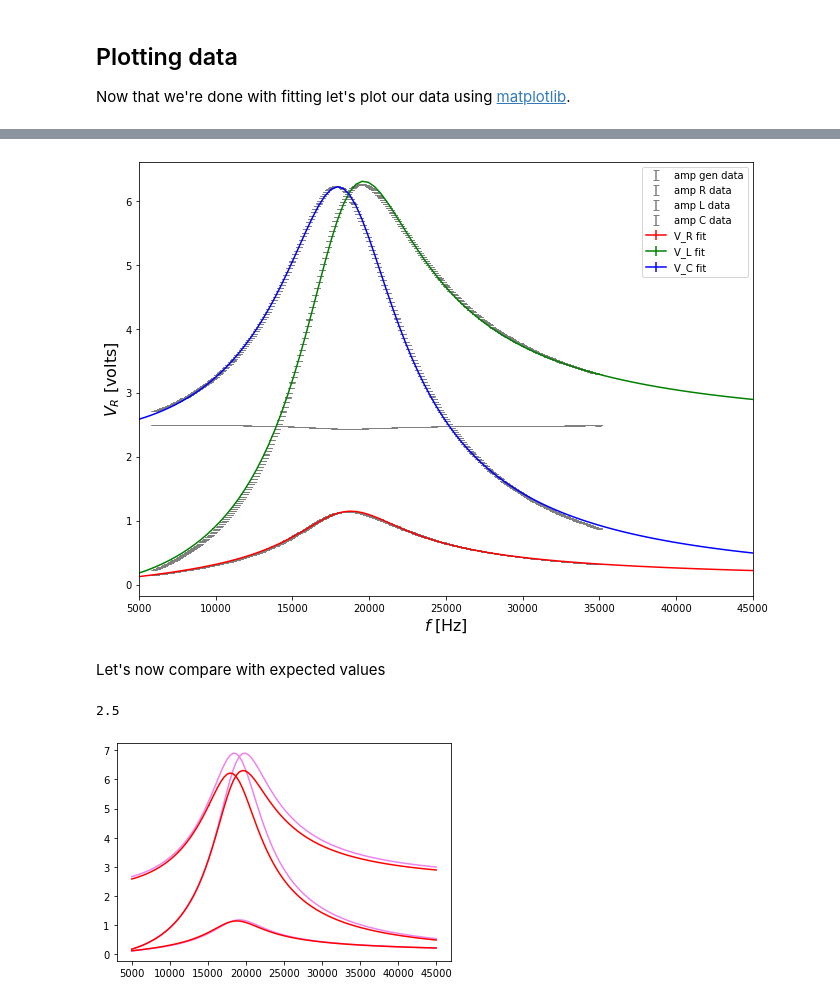
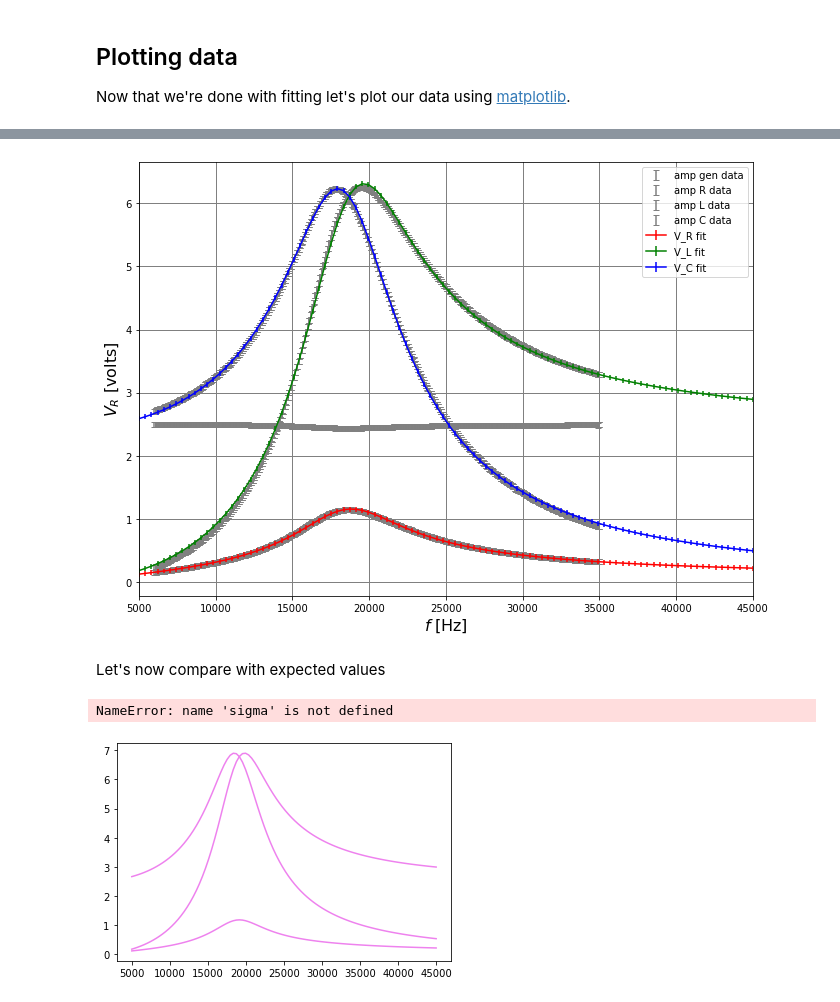
Before and after one commit to Feyn-23/Lab-II, a Jupyter notebook: code/amplitutes.ipynb, the cells around one changed output, grey strips where cells are left out. Saved outputs shown, nothing was run; the diff lists cells and outputs as text; code cells hidden in the pictures.

Commit message:
importing Fit data from Root®

```diff
--- a/code/amplitutes.ipynb
+++ b/code/amplitutes.ipynb
@@ -19,7 +19,7 @@ frequencies, amplitudeGen, amplitudeR, amplitudeL, amplitudeC  = np.loadtxt(data
 folder = '../data/III session/Constant frequency/'
 file_name = 'ampFCost19.5kHz.csv'
 data_file = folder + file_name
-ampGenFcost = np.loadtxt(data_file, delimiter=',', skiprows=1, usecols=(1), unpack=True)
+freqFcost, ampGenFcost = np.loadtxt(data_file, delimiter=',', skiprows=1, usecols=(0,1), unpack=True)
 # %% [markdown]
 The data scatter plots are the following:
 # %%
@@ -34,11 +81,16 @@ plt.savefig('../figs/scatterplot amplitudes.pdf')
 # %% [markdown]
 We now compute $\sigma$ from data (half period since the use of a square wave) and we use it as our noise estimation.
 # %%
-sigma = stdev(ampGenFcost)
+sigma_y = stdev(ampGenFcost)
+sigma_x = stdev(freqFcost)
 
+sigma_y = np.sqrt(sigma_y**2 + sigma_x**2)
+freqError = []
+for x in range(len(frequencies)):
+    freqError.append(sigma_x)
 ampError = []
 for x in range(len(frequencies)):
-    ampError.append(sigma)
+    ampError.append(sigma_y)
 
-sigma
+sigma_y
 # %% [output]
@@ -74,7 +126,7 @@ R_r = 996.7
 R = 1.17252e+03
 L = 4.741e-02
 C = 1.46e-09
-V_0 = 2.43
+V_0 = 2.5
 
 initial_guess_gen = np.array([V_0])
 initial_guess_R = np.array([R_r , R, L, C, V_0])
@@ -82,15 +134,15 @@ initial_guess_L = np.array([R, L, C, V_0])
 initial_guess_C = np.array([R, L, C, V_0])
 
 boundsGen = [[0.0],[3.0]]
-boundsR = [[990,990,3.5e-02,1.3e-09,0.0],[1200,2500,5e-02,1.6e-09,3.0]]
-boundsL = [[990,3.5e-02,1.3e-09,0.0],[2500,5e-02,1.6e-09,3.0]]
-boundsC = [[990,3.5e-02,1.3e-09,0.0],[2500,5e-02,1.6e-09,3.0]]
+boundsR = [[900,990,3.0e-02,1.0e-09,0.0],[1200,2500,5e-02,1.8e-09,3.0]]
+boundsL = [[900,3.0e-02,1.0e-09,0.0],[2500,5e-02,1.8e-09,3.0]]
+boundsC = [[900,3.0e-02,1.0e-09,0.0],[2500,5e-02,1.8e-09,3.0]]
 # %%
 # the method returns two arrays: one with the resulting fit parameters and then the covariance matrix
-fit_gen,covariance_gen = curve_fit(Gen_amp_model, frequencies, amplitudeGen,bounds=boundsGen,sigma=ampError,absolute_sigma=True)
-fit_R, covariance_R = curve_fit(R_amp_model, frequencies, amplitudeR,bounds=boundsR,sigma=ampError,absolute_sigma=True)
-fit_L, covariance_L = curve_fit(L_amp_model, frequencies, amplitudeL,bounds=boundsL,sigma=ampError,absolute_sigma=True)
-fit_C, covariance_C = curve_fit(C_amp_model, frequencies, amplitudeC,bounds=boundsC,sigma=ampError,absolute_sigma=True)
+fit_gen,covariance_gen = curve_fit(Gen_amp_model, frequencies, amplitudeGen,bounds=boundsGen,sigma=ampError)
+fit_R, covariance_R = curve_fit(R_amp_model, frequencies, amplitudeR,bounds=boundsR,sigma=ampError)
+fit_L, covariance_L = curve_fit(L_amp_model, frequencies, amplitudeL,bounds=boundsL,sigma=ampError)
+fit_C, covariance_C = curve_fit(C_amp_model, frequencies, amplitudeC,bounds=boundsC,sigma=ampError)
 
 #the elements on the the diagonal represent the errors on the fit parameters
 error_gen = np.sqrt(np.diag(covariance_gen))
@@ -259,37 +358,39 @@ plt.errorbar(frequencies, amplitudeR,
              color = 'gray',
              capsize = 3, capthick = 1, label = "amp R data")
 plt.errorbar(frequencies, amplitudeL,
              xerr=None, yerr=ampError,
              linestyle = 'none',
              color = 'gray',
              capsize = 3, capthick = 1, label = "amp L data")
 plt.errorbar(frequencies, amplitudeC,
              xerr=None, yerr=ampError,
              linestyle = 'none',
              color = 'gray',
              capsize = 3, capthick = 1, label = "amp C data")
 
 #create curve showing fit to data
 freq_fit = np.linspace(5000, 45000, 100)
 Vgen_fit = Gen_amp_model(freq_fit,fit_gen[0])
 VR_fit = R_amp_model(freq_fit, fit_R[0], fit_R[1], fit_R[2],fit_R[3],fit_R[4])
 VL_fit = L_amp_model(freq_fit, fit_L[0], fit_L[1], fit_L[2],fit_L[3])
 VC_fit = C_amp_model(freq_fit, fit_C[0], fit_C[1], fit_C[2],fit_C[3])
 
 #plotting the fitting curves
 # plt.errorbar(freq_fit, Vgen_fit, xerr = None, yerr = sigma, color = 'yellow', label = 'V_gen fit' )
-plt.errorbar(freq_fit, VR_fit, xerr = None, yerr = sigma, color = 'red', label = 'V_R fit' )
-plt.errorbar(freq_fit, VL_fit, xerr = None, yerr = sigma, color = 'green', label = 'V_L fit' )
-plt.errorbar(freq_fit, VC_fit, xerr = None, yerr = sigma, color = 'blue', label = 'V_C fit' )
+plt.errorbar(freq_fit, VR_fit, xerr = None, yerr = sigma_y, color = 'red', label = 'V_R fit' )
+plt.errorbar(freq_fit, VL_fit, xerr = None, yerr = sigma_y, color = 'green', label = 'V_L fit' )
+plt.errorbar(freq_fit, VC_fit, xerr = None, yerr = sigma_y, color = 'blue', label = 'V_C fit' )
+plt.grid(color='gray',which='major', linestyle='-', linewidth=1)
+plt.grid(color='gray',which='minor', linestyle='-')
 plt.xlim(5000 , 45000)
 # plt.ylim(0.0,7.0)
 # plt.xticks([0, 30, 60, 90, 120, 150, 180, 210, 240, 270, 300, 330, 360],
 #            ('0', '', '', 90,  '',  '', 180,  '',  '', 270,  '',  '', 360))
 plt.legend(loc = 'best')
 
 plt.savefig('../figs/Amplitudes.pdf')
 # %% [output]
-[figure, old version]
+[figure, new version]
 # %% [markdown]
 Let's now compare with expected values
 # %%
@@ -306,8 +407,6 @@ plt.errorbar(freq_fit, VC_exp, xerr = None, yerr = None, color = 'violet', label
 plt.errorbar(freq_fit, VR_fit, xerr = None, yerr = sigma, color = 'red', label = 'V_R fit' )
 plt.errorbar(freq_fit, VL_fit, xerr = None, yerr = sigma, color = 'red', label = 'V_L fit' )
 plt.errorbar(freq_fit, VC_fit, xerr = None, yerr = sigma, color = 'red', label = 'V_C fit' )
-
-VF_exp
 # %% [output]
-2.5
+NameError: name 'sigma' is not defined
-[figure, old version]
+[figure, new version]
```
Also changed, not shown: parts of 9 cells of this notebook, 6 other files.
